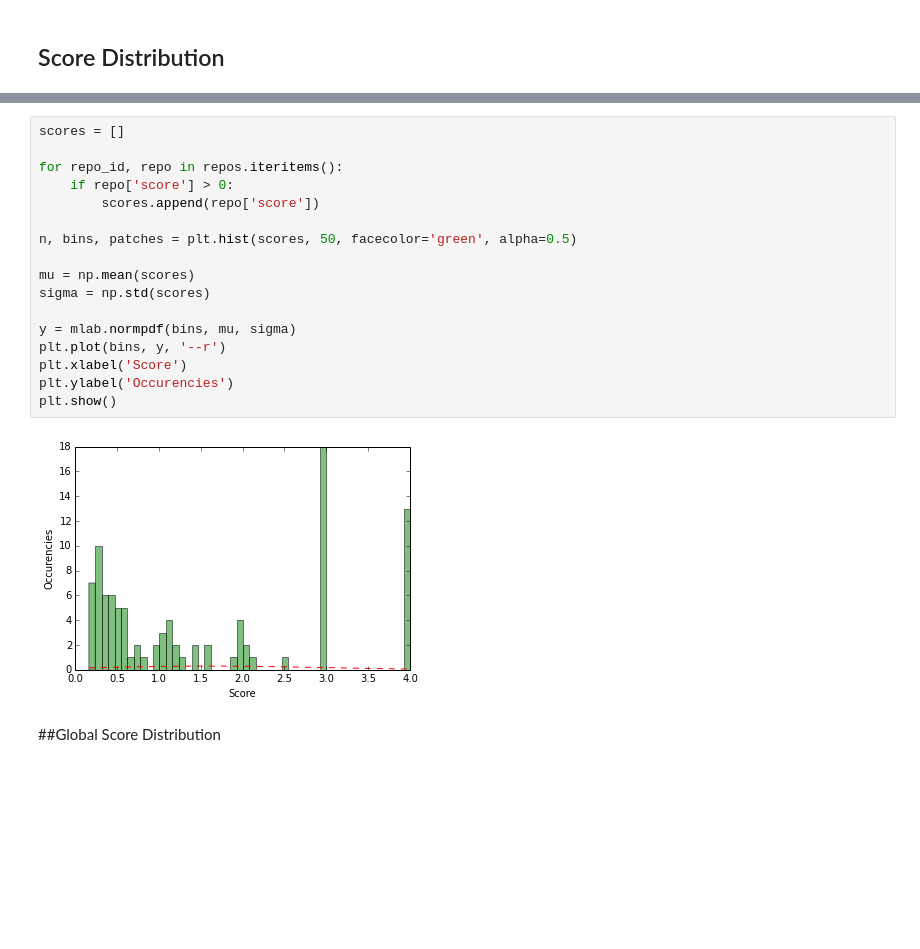
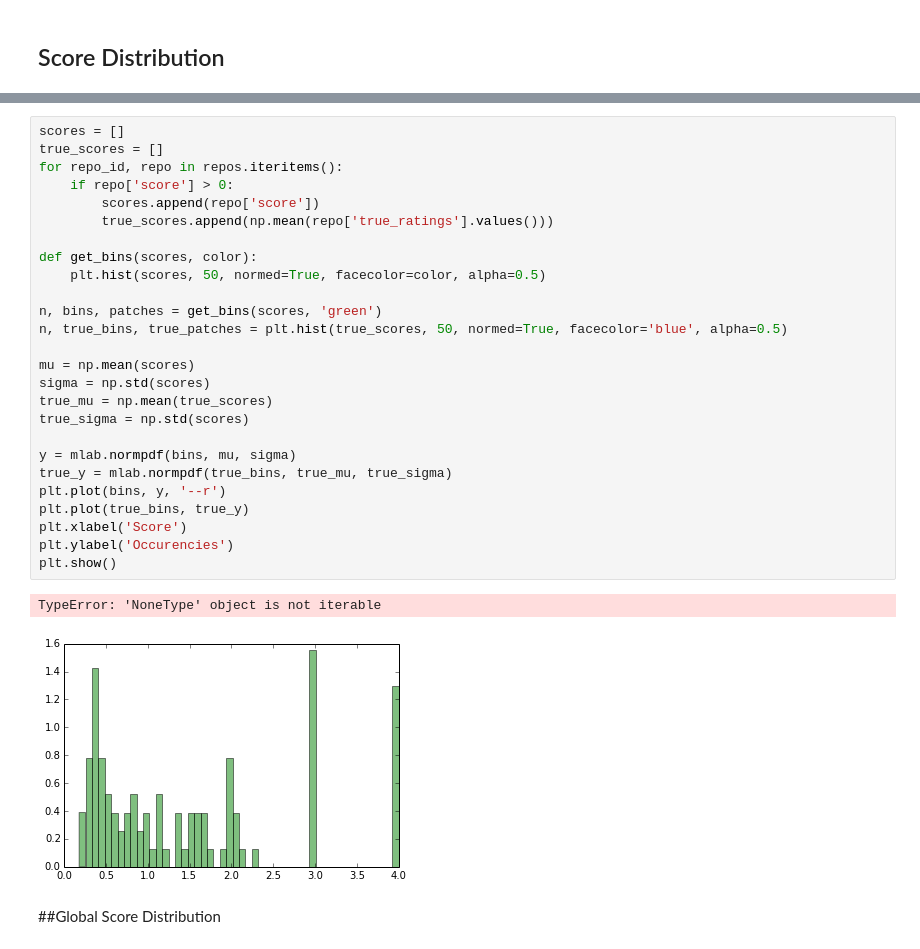
Before and after one commit to gitlinks/notebooks, a Jupyter notebook: Karma and Score Simulation.ipynb, the cells around one changed output, grey strips where cells are left out. Saved outputs shown, nothing was run; the diff lists cells and outputs as text; blank space fills up the shorter version.

Commit message:
#3 plot true_score distribution vs score distribution

```diff
--- a/Karma and Score Simulation.ipynb
+++ b/Karma and Score Simulation.ipynb
@@ -192,22 +196,32 @@ plt.show()
 # %%
 scores = []
-
+true_scores = []
 for repo_id, repo in repos.iteritems():
     if repo['score'] > 0:
         scores.append(repo['score'])
+        true_scores.append(np.mean(repo['true_ratings'].values()))
 
-n, bins, patches = plt.hist(scores, 50, facecolor='green', alpha=0.5)
+def get_bins(scores, color):
+    plt.hist(scores, 50, normed=True, facecolor=color, alpha=0.5)
+
+n, bins, patches = get_bins(scores, 'green')
+n, true_bins, true_patches = plt.hist(true_scores, 50, normed=True, facecolor='blue', alpha=0.5)
 
 mu = np.mean(scores)
 sigma = np.std(scores)
+true_mu = np.mean(true_scores)
+true_sigma = np.std(scores)
 
 y = mlab.normpdf(bins, mu, sigma)
+true_y = mlab.normpdf(true_bins, true_mu, true_sigma)
 plt.plot(bins, y, '--r')
+plt.plot(true_bins, true_y)
 plt.xlabel('Score')
 plt.ylabel('Occurencies')
 plt.show()
 # %% [output]
+TypeError: 'NoneType' object is not iterable
-[figure, old version]
+[figure, new version]
 # %% [markdown]
 ##Global Score Distribution
 # %%
```
Also changed, not shown: parts of 4 cells of this notebook.
